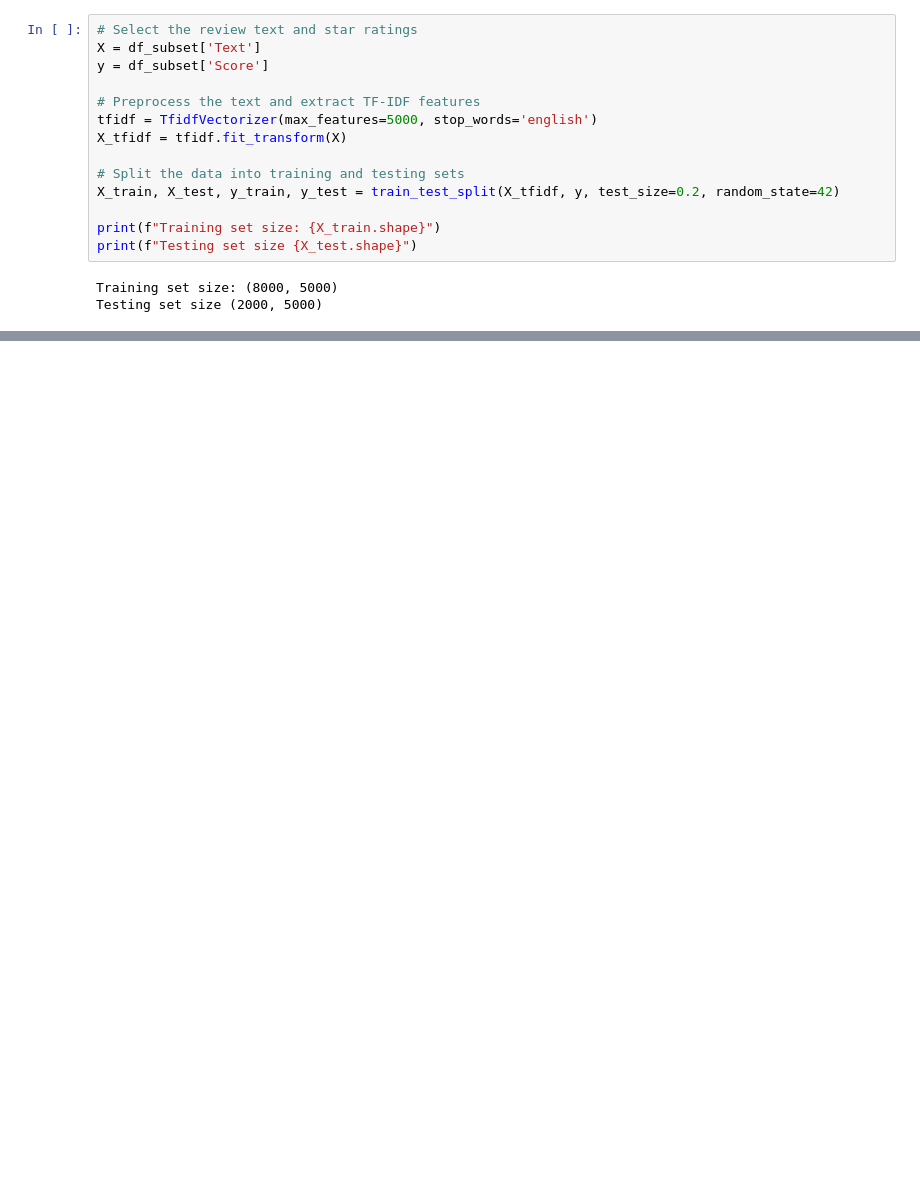
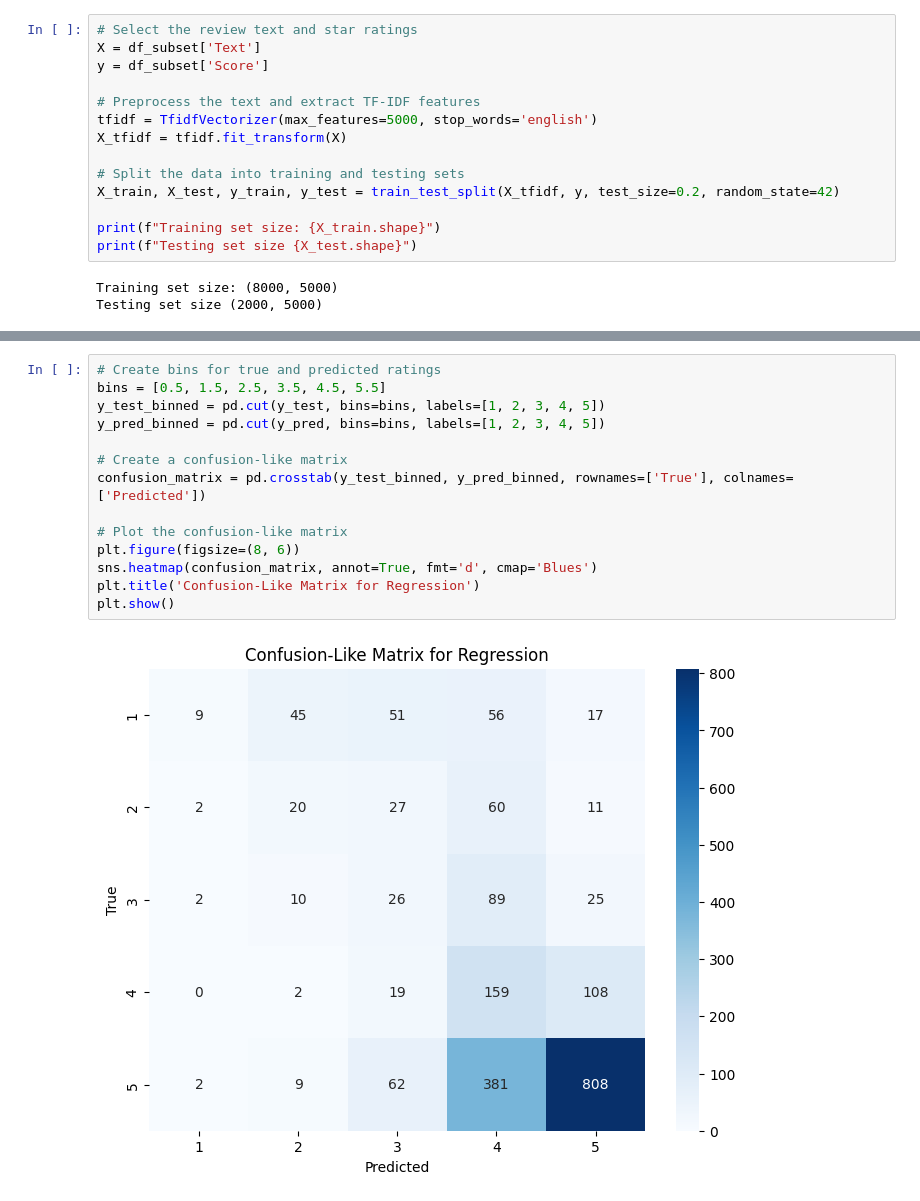
Before and after one commit to GGabriel007/Module_6, a Jupyter notebook: Module6.ipynb, the cells around one changed output, grey strips where cells are left out. Drawn from its saved outputs; the diff is of its cells as text; blank space fills up the shorter version.

```diff
--- a/Module6.ipynb
+++ b/Module6.ipynb
@@ -160,0 +169,16 @@ plt.show()
+# %%
+# Create bins for true and predicted ratings
+bins = [0.5, 1.5, 2.5, 3.5, 4.5, 5.5]
+y_test_binned = pd.cut(y_test, bins=bins, labels=[1, 2, 3, 4, 5])
+y_pred_binned = pd.cut(y_pred, bins=bins, labels=[1, 2, 3, 4, 5])
+
+# Create a confusion-like matrix
+confusion_matrix = pd.crosstab(y_test_binned, y_pred_binned, rownames=['True'], colnames=['Predicted'])
+
+# Plot the confusion-like matrix
+plt.figure(figsize=(8, 6))
+sns.heatmap(confusion_matrix, annot=True, fmt='d', cmap='Blues')
+plt.title('Confusion-Like Matrix for Regression')
+plt.show()
+# %% [output]
+[figure, added]
```
Also changed, not shown: parts of 4 cells of this notebook.
